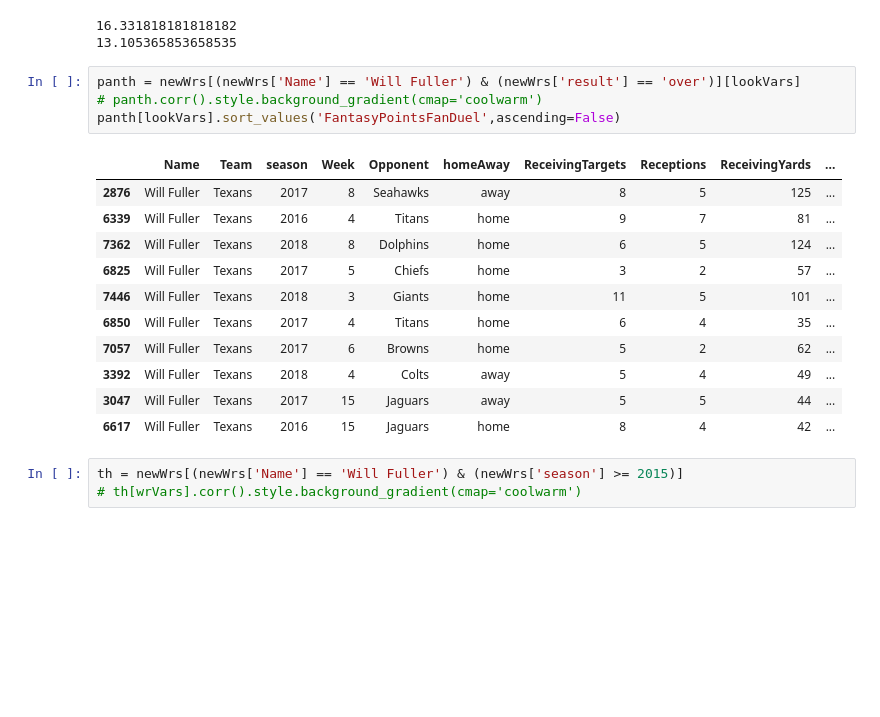
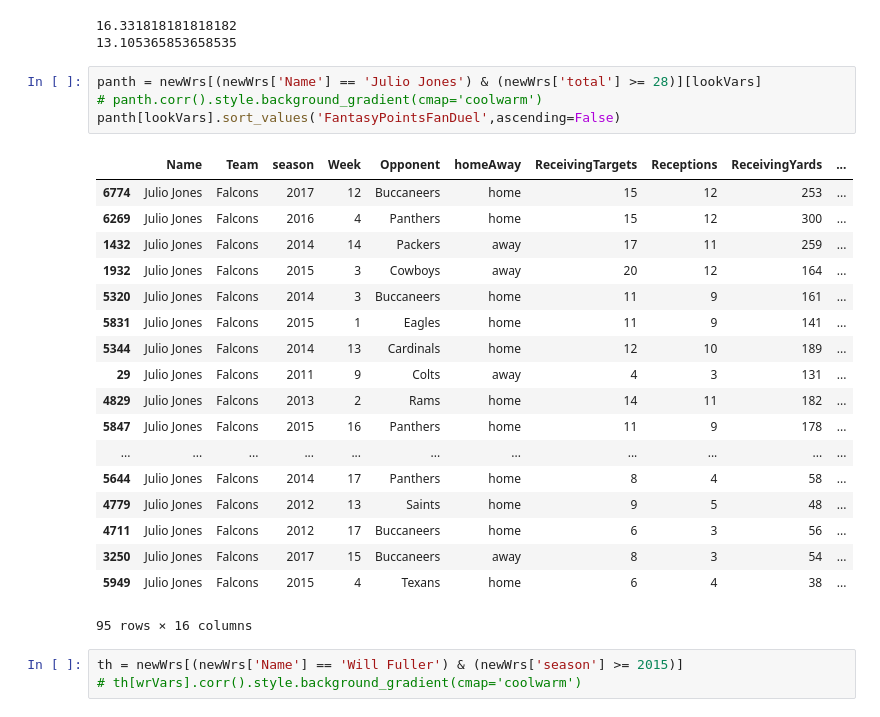
Before and after one commit to mries14/Springboard, a Jupyter notebook: Capstone2/futureWork/WRDataSetup.ipynb, the cells around one changed output. Cells and saved outputs as stored; diff of their text form; blank space fills up the shorter version.

```diff
--- a/Capstone2/futureWork/WRDataSetup.ipynb
+++ b/Capstone2/futureWork/WRDataSetup.ipynb
@@ -303,21 +303,28 @@ print(np.mean(panth[(panth['ReceivingTargets'] > 4) & (np.logical_not(panth['Opp
 16.331818181818182
 13.105365853658535
 # %%
-panth = newWrs[(newWrs['Name'] == 'Will Fuller') & (newWrs['result'] == 'over')][lookVars]
+panth = newWrs[(newWrs['Name'] == 'Julio Jones') & (newWrs['total'] >= 28)][lookVars]
 # panth.corr().style.background_gradient(cmap='coolwarm')
 panth[lookVars].sort_values('FantasyPointsFanDuel',ascending=False)
 # %% [output]
 |  | Name | Team | season | Week | Opponent | homeAway | ReceivingTargets | Receptions | ReceivingYards | ... |
-| 2876 | Will Fuller | Texans | 2017 | 8 | Seahawks | away | 8 | 5 | 125 | ... |
-| 6339 | Will Fuller | Texans | 2016 | 4 | Titans | home | 9 | 7 | 81 | ... |
-| 7362 | Will Fuller | Texans | 2018 | 8 | Dolphins | home | 6 | 5 | 124 | ... |
-| 6825 | Will Fuller | Texans | 2017 | 5 | Chiefs | home | 3 | 2 | 57 | ... |
-| 7446 | Will Fuller | Texans | 2018 | 3 | Giants | home | 11 | 5 | 101 | ... |
-| 6850 | Will Fuller | Texans | 2017 | 4 | Titans | home | 6 | 4 | 35 | ... |
-| 7057 | Will Fuller | Texans | 2017 | 6 | Browns | home | 5 | 2 | 62 | ... |
-| 3392 | Will Fuller | Texans | 2018 | 4 | Colts | away | 5 | 4 | 49 | ... |
-| 3047 | Will Fuller | Texans | 2017 | 15 | Jaguars | away | 5 | 5 | 44 | ... |
-| 6617 | Will Fuller | Texans | 2016 | 15 | Jaguars | home | 8 | 4 | 42 | ... |
+| 6774 | Julio Jones | Falcons | 2017 | 12 | Buccaneers | home | 15 | 12 | 253 | ... |
+| 6269 | Julio Jones | Falcons | 2016 | 4 | Panthers | home | 15 | 12 | 300 | ... |
+| 1432 | Julio Jones | Falcons | 2014 | 14 | Packers | away | 17 | 11 | 259 | ... |
+| 1932 | Julio Jones | Falcons | 2015 | 3 | Cowboys | away | 20 | 12 | 164 | ... |
+| 5320 | Julio Jones | Falcons | 2014 | 3 | Buccaneers | home | 11 | 9 | 161 | ... |
+| 5831 | Julio Jones | Falcons | 2015 | 1 | Eagles | home | 11 | 9 | 141 | ... |
+| 5344 | Julio Jones | Falcons | 2014 | 13 | Cardinals | home | 12 | 10 | 189 | ... |
+| 29 | Julio Jones | Falcons | 2011 | 9 | Colts | away | 4 | 3 | 131 | ... |
+| 4829 | Julio Jones | Falcons | 2013 | 2 | Rams | home | 14 | 11 | 182 | ... |
+| 5847 | Julio Jones | Falcons | 2015 | 16 | Panthers | home | 11 | 9 | 178 | ... |
+| ... | ... | ... | ... | ... | ... | ... | ... | ... | ... | ... |
+| 5644 | Julio Jones | Falcons | 2014 | 17 | Panthers | home | 8 | 4 | 58 | ... |
+| 4779 | Julio Jones | Falcons | 2012 | 13 | Saints | home | 9 | 5 | 48 | ... |
+| 4711 | Julio Jones | Falcons | 2012 | 17 | Buccaneers | home | 6 | 3 | 56 | ... |
+| 3250 | Julio Jones | Falcons | 2017 | 15 | Buccaneers | away | 8 | 3 | 54 | ... |
+| 5949 | Julio Jones | Falcons | 2015 | 4 | Texans | home | 6 | 4 | 38 | ... |
+95 rows × 16 columns
 # %%
 th = newWrs[(newWrs['Name'] == 'Will Fuller') & (newWrs['season'] >= 2015)]
 # th[wrVars].corr().style.background_gradient(cmap='coolwarm')
```
Also changed, not shown: 10 other files.
